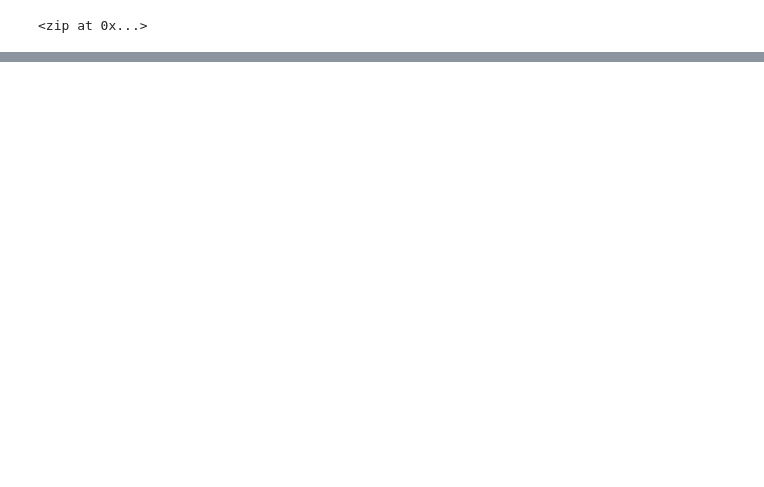
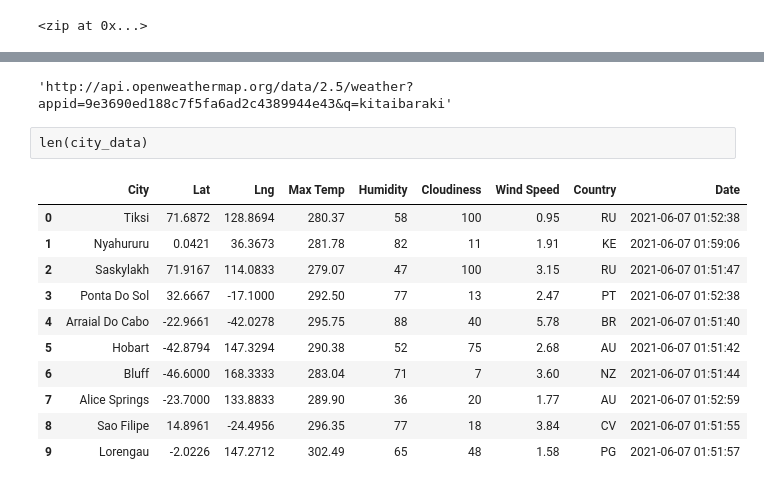
Before and after one commit to jwc324/World_Weather_Analysis, a Jupyter notebook: WeatherPy.ipynb, the cells around one changed output, grey strips where cells are left out. Cells and saved outputs as stored; diff of their text form; code cells hidden in the pictures; blank space fills up the shorter version.

```diff
--- a/WeatherPy.ipynb
+++ b/WeatherPy.ipynb
@@ -29,0 +142,22 @@ len(cities)
+# %%
+city_url
+# %% [output]
+'http://api.openweathermap.org/data/2.5/weather?appid=9e3690ed188c7f5fa6ad2c4389944e43&q=kitaibaraki'
+# %% [raw]
+len(city_data)
+# %%
+# Convert the array of dictionaries to a Pandas DataFrame.
+city_data_df = pd.DataFrame(city_data)
+city_data_df.head(10)
+# %% [output]
+|  | City | Lat | Lng | Max Temp | Humidity | Cloudiness | Wind Speed | Country | Date |
+| 0 | Tiksi | 71.6872 | 128.8694 | 280.37 | 58 | 100 | 0.95 | RU | 2021-06-07 01:52:38 |
+| 1 | Nyahururu | 0.0421 | 36.3673 | 281.78 | 82 | 11 | 1.91 | KE | 2021-06-07 01:59:06 |
+| 2 | Saskylakh | 71.9167 | 114.0833 | 279.07 | 47 | 100 | 3.15 | RU | 2021-06-07 01:51:47 |
+| 3 | Ponta Do Sol | 32.6667 | -17.1000 | 292.50 | 77 | 13 | 2.47 | PT | 2021-06-07 01:52:38 |
+| 4 | Arraial Do Cabo | -22.9661 | -42.0278 | 295.75 | 88 | 40 | 5.78 | BR | 2021-06-07 01:51:40 |
+| 5 | Hobart | -42.8794 | 147.3294 | 290.38 | 52 | 75 | 2.68 | AU | 2021-06-07 01:51:42 |
+| 6 | Bluff | -46.6000 | 168.3333 | 283.04 | 71 | 7 | 3.60 | NZ | 2021-06-07 01:51:44 |
+| 7 | Alice Springs | -23.7000 | 133.8833 | 289.90 | 36 | 20 | 1.77 | AU | 2021-06-07 01:52:59 |
+| 8 | Sao Filipe | 14.8961 | -24.4956 | 296.35 | 77 | 18 | 3.84 | CV | 2021-06-07 01:51:55 |
+| 9 | Lorengau | -2.0226 | 147.2712 | 302.49 | 65 | 48 | 1.58 | PG | 2021-06-07 01:51:57 |
```
Also changed, not shown: parts of 12 cells of this notebook.
